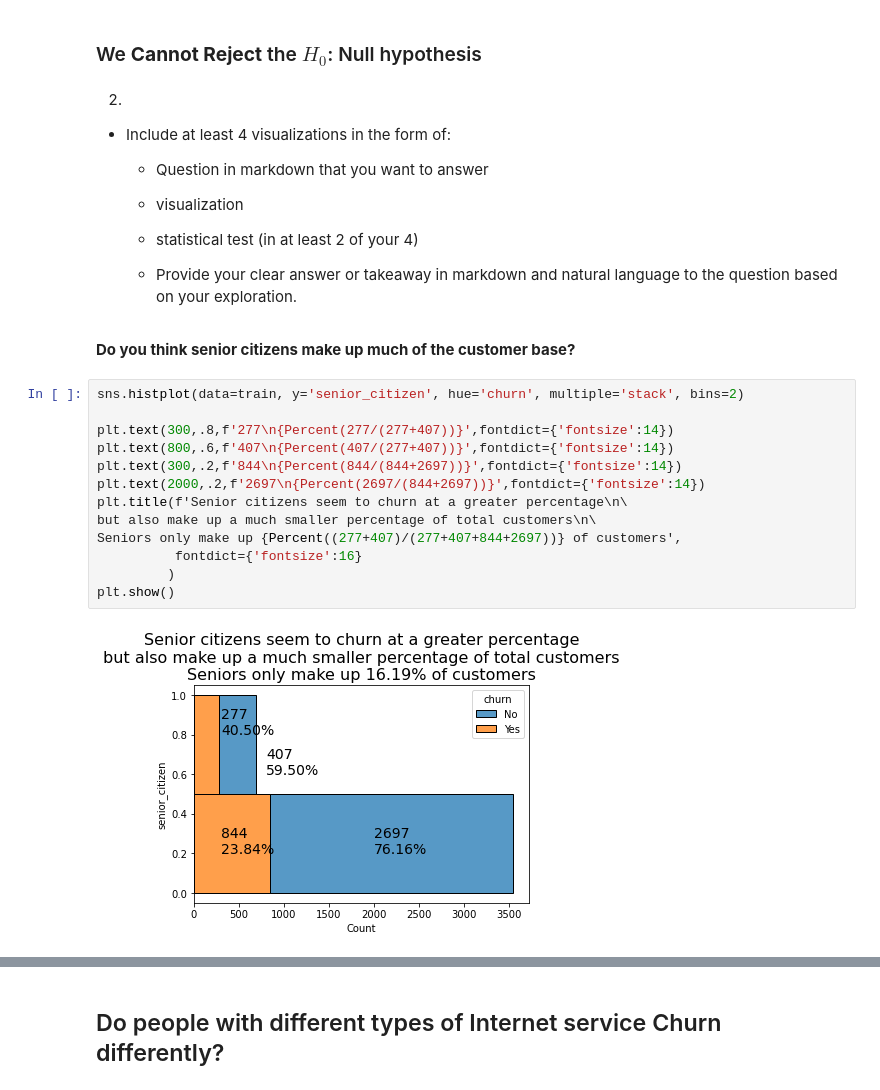
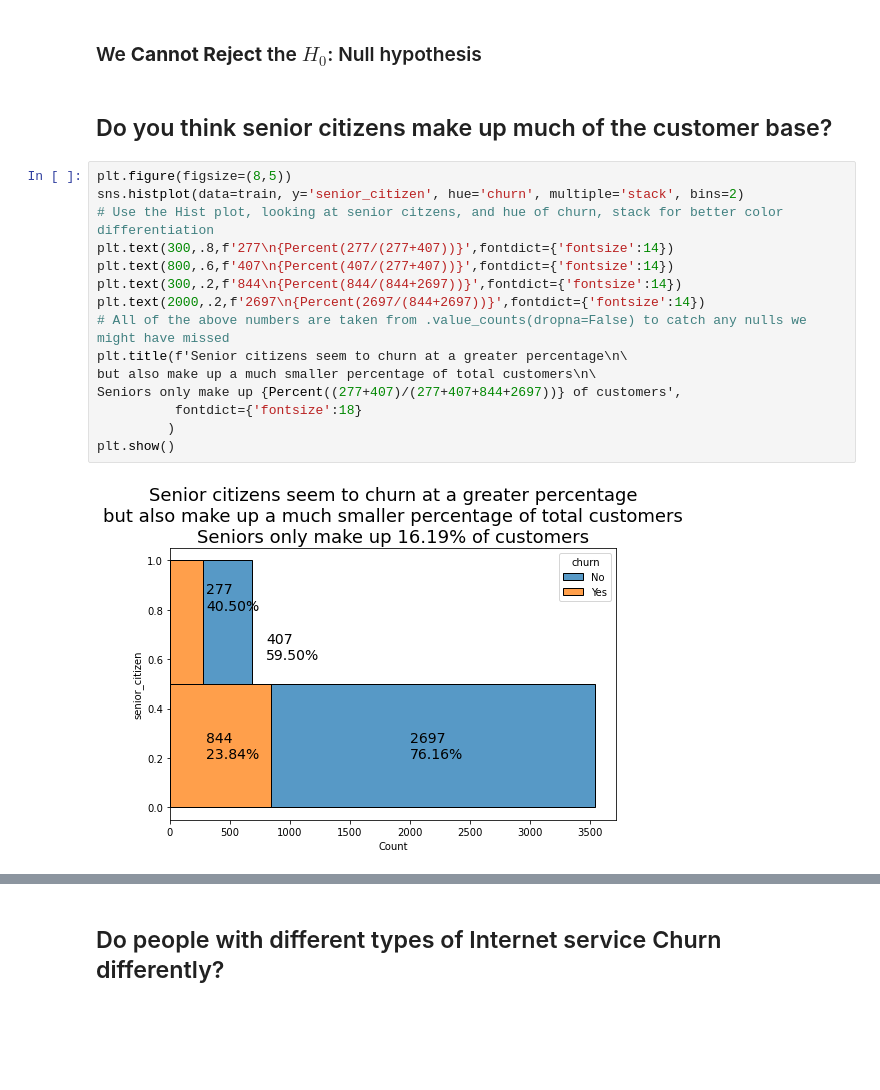
Before and after one commit to David-Howell/telco-churn, a Jupyter notebook: final_report.ipynb, the cells around one changed output, grey strips where cells are left out. Saved outputs shown, nothing was run; the diff lists cells and outputs as text; blank space fills up the shorter version.

```diff
--- a/final_report.ipynb
+++ b/final_report.ipynb
@@ -265,31 +264,22 @@ t,p
 (-0.5446537148448641, 0.5860204625544931)
 # %% [markdown]
 ### We **Cannot Reject** the $H_0$: Null hypothesis
-# %% [markdown]
-2.
-  - Include at least 4 visualizations in the form of:
-
-    - Question in markdown that you want to answer
-
-    - visualization
-
-    - statistical test (in at least 2 of your 4)
-
-    - Provide your clear answer or takeaway in markdown and natural language to the question based on your exploration.
 # %% [markdown]
-**Do you think senior citizens make up much of the customer base?**
+## Do you think senior citizens make up much of the customer base?
 # %%
+plt.figure(figsize=(8,5))
 sns.histplot(data=train, y='senior_citizen', hue='churn', multiple='stack', bins=2)
-
+# Use the Hist plot, looking at senior citzens, and hue of churn, stack for better color differentiation
 plt.text(300,.8,f'277\n{Percent(277/(277+407))}',fontdict={'fontsize':14})
 plt.text(800,.6,f'407\n{Percent(407/(277+407))}',fontdict={'fontsize':14})
 plt.text(300,.2,f'844\n{Percent(844/(844+2697))}',fontdict={'fontsize':14})
 plt.text(2000,.2,f'2697\n{Percent(2697/(844+2697))}',fontdict={'fontsize':14})
+# All of the above numbers are taken from .value_counts(dropna=False) to catch any nulls we might have missed
 plt.title(f'Senior citizens seem to churn at a greater percentage\n\
 but also make up a much smaller percentage of total customers\n\
 Seniors only make up {Percent((277+407)/(277+407+844+2697))} of customers',
-          fontdict={'fontsize':16}
+          fontdict={'fontsize':18}
          )
 plt.show()
 # %% [output]
-[figure, old version]
+[figure, new version]
```
Also changed, not shown: parts of 55 cells of this notebook.
